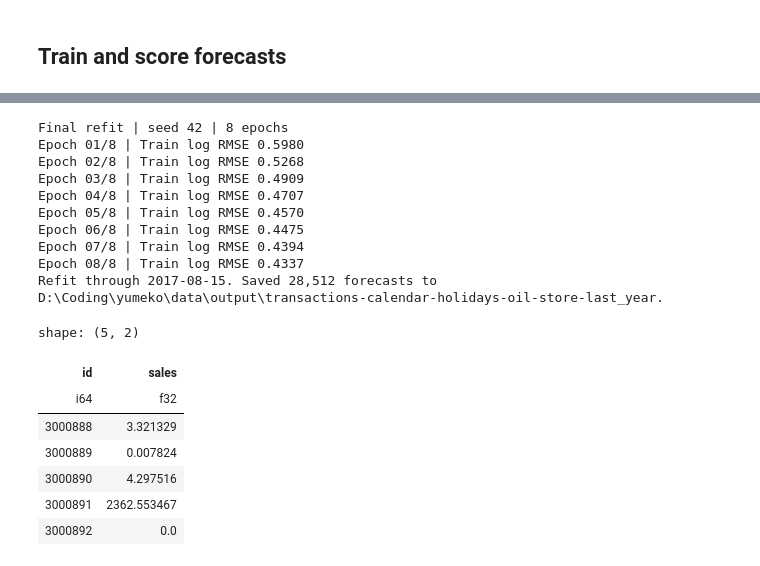
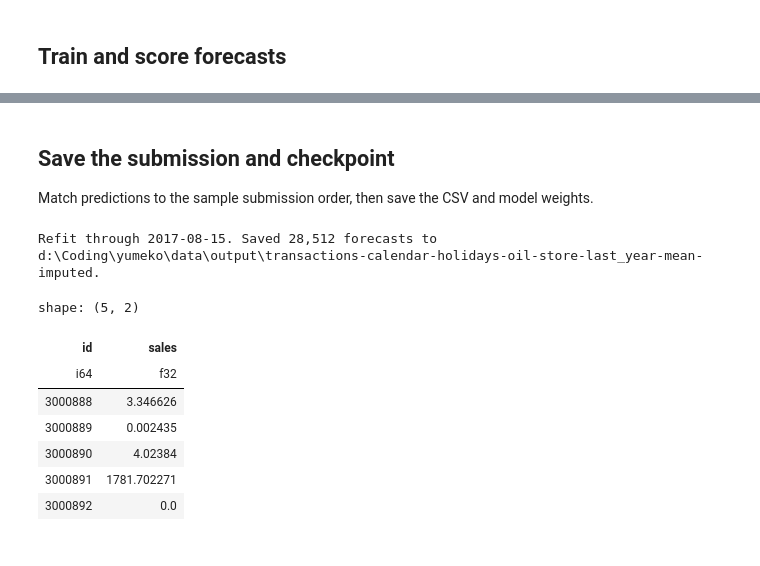
Before and after one commit to justapieop/yumeko, a Jupyter notebook: notebooks/DL_train.ipynb, the cells around one changed output, grey strips where cells are left out. Saved outputs shown, nothing was run; the diff lists cells and outputs as text; code cells hidden in the pictures.

Commit message:
feat(dl): added null-data fill by average and code fragmentation

```diff
--- a/notebooks/DL_train.ipynb
+++ b/notebooks/DL_train.ipynb
@@ -11,6 +11,7 @@ from torch import nn
 
 feature_groups = ("transactions", "calendar", "holidays", "oil", "store", "last_year")
 transaction_window = 56
+impute_missing_inputs = True
 run_window_comparison = False
 
 model_seeds = (42, )
@@ -43,6 +44,8 @@ raw_dir = root / "data" / "raw"
 run_name = "-".join(feature_groups) or "baseline"
 if len(model_seeds) > 1:
     run_name += "-ensemble"
+if impute_missing_inputs:
+    run_name += "-mean-imputed"
 output_dir = root / "data" / "output" / run_name
 
 device = torch.device("cuda" if torch.cuda.is_available() else "cpu")
@@ -520,28 +628,8 @@ if run_window_comparison:
+# %% [markdown]
+## Save the submission and checkpoint
+
+Match predictions to the sample submission order, then save the CSV and model weights.
 # %%
-full_origins = training_origins(test_day, include_last=True)
-assert full_origins[-1] + horizon == test_day
-final_context, context_scaler = fit_context(full_origins, raw_context)
-members = []
-test_forecasts = []
-for model_seed, member_epochs in selected_members:
-    print(f"Final refit | seed {model_seed} | {member_epochs} epochs", flush=True)
-    final_model, _, _ = fit_model(
-        full_origins, final_context, member_epochs, model_seed=model_seed,
-    )
-    test_forecasts.append(predict(final_model, test_day, final_context))
-    members.append({
-        "seed": model_seed,
-        "epochs": member_epochs,
-        "model_state_dict": {
-            name: weight.cpu() for name, weight in final_model.state_dict().items()
-        },
-    })
-
-test_log_sales = torch.stack(test_forecasts).mean(dim=0)
-sales_predictions = torch.expm1(test_log_sales).cpu().numpy()
-assert sales_predictions.shape == (series_count, horizon)
-assert np.isfinite(sales_predictions).all()
-
 test_ids = test.sort(series_day).select("id")
 forecasts = test_ids.with_columns(pl.Series("sales", sales_predictions.ravel()))
 submission = sample.select("id").join(
@@ -552,45 +640,38 @@ assert submission["sales"].null_count() == 0
 
 output_dir.mkdir(parents=True, exist_ok=True)
 submission.write_csv(output_dir / "submission.csv")
 checkpoint = {
     "series_keys": series_keys.rows(),
     "lookback": lookback,
     "horizon": horizon,
     "hidden_widths": hidden_widths,
     "input_width": final_model.input_width,
     "feature_groups": feature_groups,
+    "impute_missing_inputs": impute_missing_inputs,
+    "input_imputation": "historical_mean" if impute_missing_inputs else None,
     "transaction_window": transaction_window if "transactions" in feature_groups else None,
     "annual_lag": annual_lag if use_last_year else None,
     "calendar_features": calendar_names,
     "context_features": context_names,
     "context_scaler": context_scaler,
     "store_features": store_feature_names,
     "validation_rmsle": best_rmsle,
 }
 if len(members) == 1:
     checkpoint.update(members[0])
 else:
     checkpoint["ensemble_members"] = members
     checkpoint["combination"] = "mean_log_sales"
 torch.save(checkpoint, output_dir / "model.pt")
 print(f"Refit through {last_labeled_date}. Saved {submission.height:,} forecasts to {output_dir}.")
 submission.head()
 # %% [output]
-Final refit | seed 42 | 8 epochs
-Epoch 01/8 | Train log RMSE 0.5980
-Epoch 02/8 | Train log RMSE 0.5268
-Epoch 03/8 | Train log RMSE 0.4909
-Epoch 04/8 | Train log RMSE 0.4707
-Epoch 05/8 | Train log RMSE 0.4570
-Epoch 06/8 | Train log RMSE 0.4475
-Epoch 07/8 | Train log RMSE 0.4394
-Epoch 08/8 | Train log RMSE 0.4337
-Refit through 2017-08-15. Saved 28,512 forecasts to D:\Coding\yumeko\data\output\transactions-calendar-holidays-oil-store-last_year.
+Refit through 2017-08-15. Saved 28,512 forecasts to d:\Coding\yumeko\data\output\transactions-calendar-holidays-oil-store-last_year-mean-imputed.
 shape: (5, 2)
 | id | sales |
 | i64 | f32 |
-| 3000888 | 3.321329 |
-| 3000889 | 0.007824 |
-| 3000890 | 4.297516 |
-| 3000891 | 2362.553467 |
+| 3000888 | 3.346626 |
+| 3000889 | 0.002435 |
+| 3000890 | 4.02384 |
+| 3000891 | 1781.702271 |
 | 3000892 | 0.0 |
```
Also changed, not shown: parts of 19 cells of this notebook.
